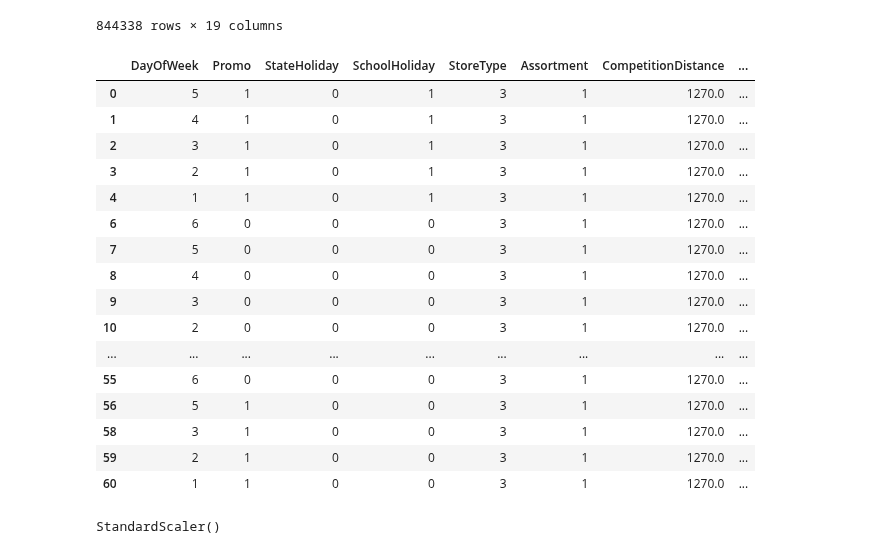
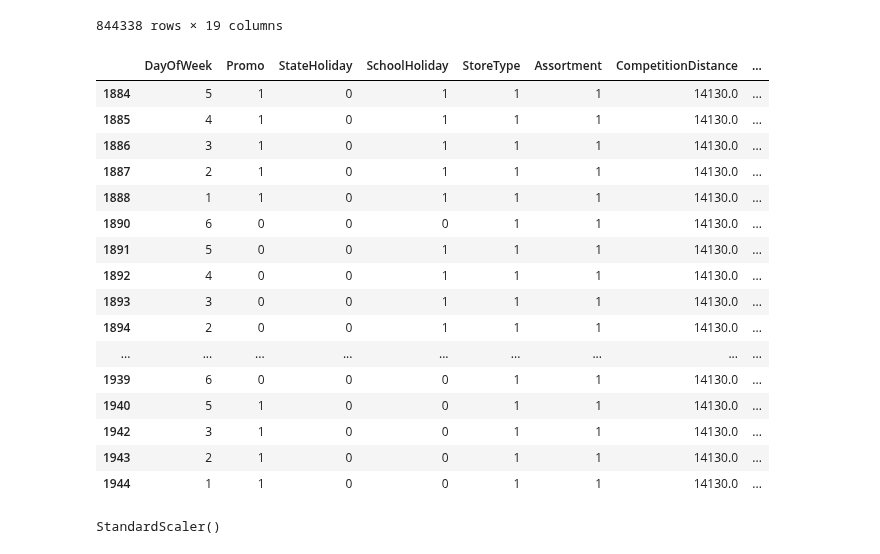
Before and after one commit to dietrichalex/cse, a Jupyter notebook: rossmann-XAI - Sales.ipynb, the cells around one changed output. Cells and saved outputs as stored; diff of their text form; code cells hidden in the pictures.

Commit message:
Daten für Store 3 und 4

```diff
--- a/rossmann-XAI - Sales.ipynb
+++ b/rossmann-XAI - Sales.ipynb
@@ -188,17 +184,17 @@ def process(data, isTest = False):
     data = data[features]
     return data
 
-store_1 = train.loc[(train["Store"]==1) & (train['Date'] >= '2015-06-01')]
-date_store_1 = store_1['Date'].tolist()
-store_1 = process(store_1, isTest=False)
-sales_store_1 = store_1['Sales']
-del store_1['Sales']
+store_3 = train.loc[(train["Store"]==3) & (train['Date'] >= '2015-06-01')]
+date_store_3 = store_3['Date'].tolist()
+store_3 = process(store_3, isTest=False)
+sales_store_3 = store_3['Sales']
+del store_3['Sales']
 
-store_2 = train.loc[(train["Store"]==2) & (train['Date'] >= '2015-06-01')]
-date_store_2 = store_2['Date'].tolist()
-store_2 = process(store_2, isTest=False)
-sales_store_2 = store_2['Sales']
-del store_2['Sales']
+store_4 = train.loc[(train["Store"]==4) & (train['Date'] >= '2015-06-01')]
+date_store_4 = store_4['Date'].tolist()
+store_4 = process(store_4, isTest=False)
+sales_store_4 = store_4['Sales']
+del store_4['Sales']
 
 train = train.sort_values(['Date'],ascending = False)
 train = process(train)
@@ -259,26 +255,26 @@ train
 | 512659 | 2 | 0 | 1 | 1 | 2 | 3 | 1210.0 | ... |
 | 1000988 | 2 | 0 | 1 | 1 | 2 | 2 | 720.0 | ... |
 844338 rows × 19 columns
-# %%
-store_1
-# %% [output]
-|  | DayOfWeek | Promo | StateHoliday | SchoolHoliday | StoreType | Assortment | CompetitionDistance | ... |
-| 0 | 5 | 1 | 0 | 1 | 3 | 1 | 1270.0 | ... |
-| 1 | 4 | 1 | 0 | 1 | 3 | 1 | 1270.0 | ... |
-| 2 | 3 | 1 | 0 | 1 | 3 | 1 | 1270.0 | ... |
-| 3 | 2 | 1 | 0 | 1 | 3 | 1 | 1270.0 | ... |
-| 4 | 1 | 1 | 0 | 1 | 3 | 1 | 1270.0 | ... |
-| 6 | 6 | 0 | 0 | 0 | 3 | 1 | 1270.0 | ... |
-| 7 | 5 | 0 | 0 | 0 | 3 | 1 | 1270.0 | ... |
-| 8 | 4 | 0 | 0 | 0 | 3 | 1 | 1270.0 | ... |
-| 9 | 3 | 0 | 0 | 0 | 3 | 1 | 1270.0 | ... |
-| 10 | 2 | 0 | 0 | 0 | 3 | 1 | 1270.0 | ... |
-| ... | ... | ... | ... | ... | ... | ... | ... | ... |
-| 55 | 6 | 0 | 0 | 0 | 3 | 1 | 1270.0 | ... |
-| 56 | 5 | 1 | 0 | 0 | 3 | 1 | 1270.0 | ... |
-| 58 | 3 | 1 | 0 | 0 | 3 | 1 | 1270.0 | ... |
-| 59 | 2 | 1 | 0 | 0 | 3 | 1 | 1270.0 | ... |
-| 60 | 1 | 1 | 0 | 0 | 3 | 1 | 1270.0 | ... |
+# %%
+store_3
+# %% [output]
+|  | DayOfWeek | Promo | StateHoliday | SchoolHoliday | StoreType | Assortment | CompetitionDistance | ... |
+| 1884 | 5 | 1 | 0 | 1 | 1 | 1 | 14130.0 | ... |
+| 1885 | 4 | 1 | 0 | 1 | 1 | 1 | 14130.0 | ... |
+| 1886 | 3 | 1 | 0 | 1 | 1 | 1 | 14130.0 | ... |
+| 1887 | 2 | 1 | 0 | 1 | 1 | 1 | 14130.0 | ... |
+| 1888 | 1 | 1 | 0 | 1 | 1 | 1 | 14130.0 | ... |
+| 1890 | 6 | 0 | 0 | 0 | 1 | 1 | 14130.0 | ... |
+| 1891 | 5 | 0 | 0 | 1 | 1 | 1 | 14130.0 | ... |
+| 1892 | 4 | 0 | 0 | 1 | 1 | 1 | 14130.0 | ... |
+| 1893 | 3 | 0 | 0 | 1 | 1 | 1 | 14130.0 | ... |
+| 1894 | 2 | 0 | 0 | 1 | 1 | 1 | 14130.0 | ... |
+| ... | ... | ... | ... | ... | ... | ... | ... | ... |
+| 1939 | 6 | 0 | 0 | 0 | 1 | 1 | 14130.0 | ... |
+| 1940 | 5 | 1 | 0 | 0 | 1 | 1 | 14130.0 | ... |
+| 1942 | 3 | 1 | 0 | 0 | 1 | 1 | 14130.0 | ... |
+| 1943 | 2 | 1 | 0 | 0 | 1 | 1 | 14130.0 | ... |
+| 1944 | 1 | 1 | 0 | 0 | 1 | 1 | 14130.0 | ... |
 # %%
 #Assortment und StoreType Plot
 
```
Also changed, not shown: parts of 15 cells of this notebook.
